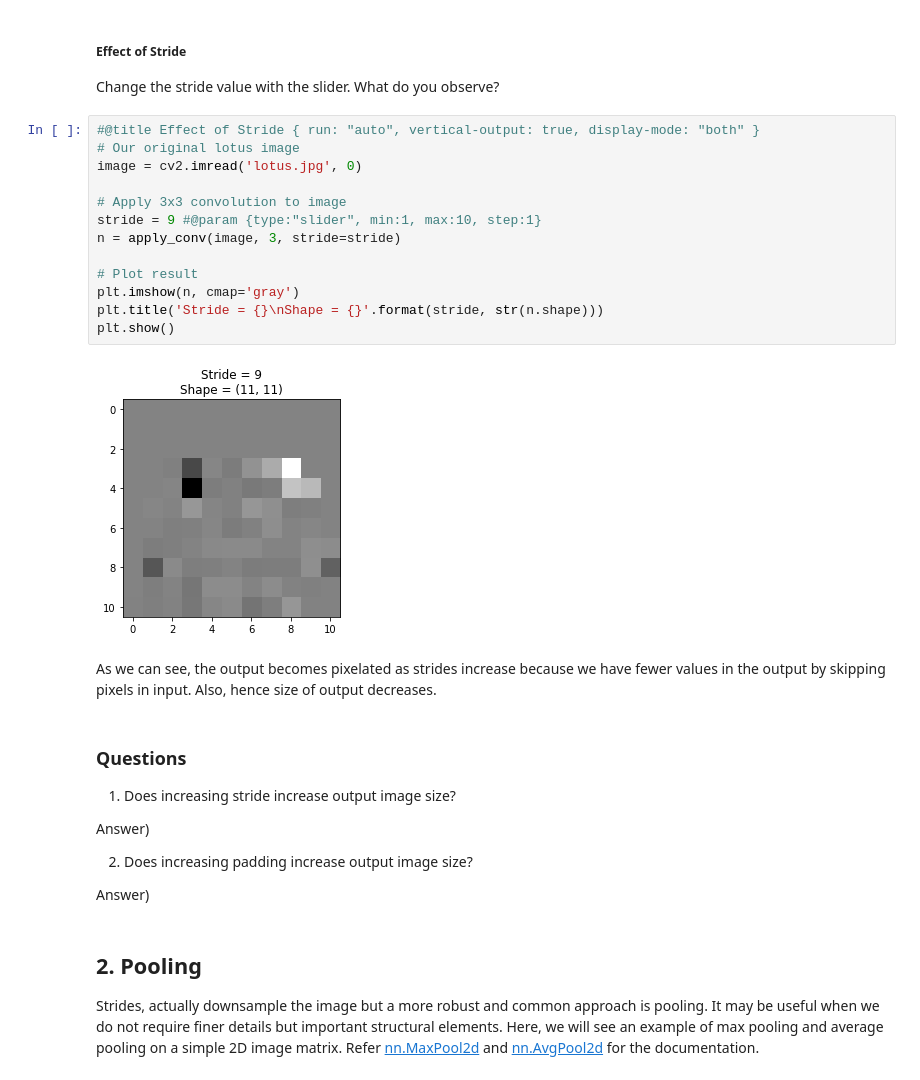
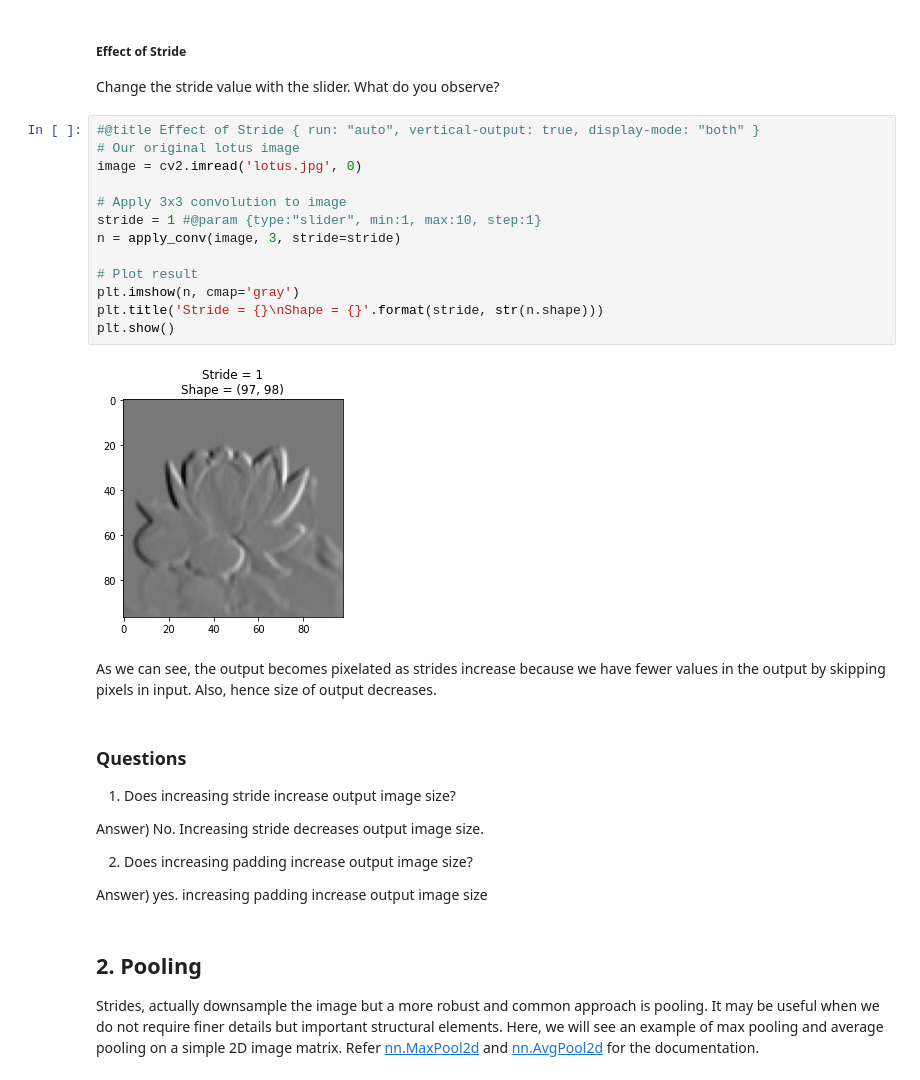
Before and after one commit to vikasvr1997/fmml2021, a Jupyter notebook: Lab_17.ipynb, the cells around one changed output. Drawn from its saved outputs; the diff is of its cells as text.

```diff
--- a/Lab_17.ipynb
+++ b/Lab_17.ipynb
@@ -120,18 +120,18 @@ Change the stride value with the slider. What do you observe?
 # %%
 #@title Effect of Stride { run: "auto", vertical-output: true, display-mode: "both" }
 # Our original lotus image
 image = cv2.imread('lotus.jpg', 0)
 
 # Apply 3x3 convolution to image
-stride = 9 #@param {type:"slider", min:1, max:10, step:1}
+stride = 1 #@param {type:"slider", min:1, max:10, step:1}
 n = apply_conv(image, 3, stride=stride)
 
 # Plot result
 plt.imshow(n, cmap='gray')
 plt.title('Stride = {}\nShape = {}'.format(stride, str(n.shape)))
 plt.show()
 # %% [output]
-[figure, old version]
+[figure, new version]
 # %% [markdown]
 As we can see, the output becomes pixelated as strides increase because we have fewer values in the output by skipping pixels in input. Also, hence size of output decreases.
 # %% [markdown]
@@ -139,11 +139,11 @@ As we can see, the output becomes pixelated as strides increase because we have
 
 1. Does increasing stride increase output image size?
 
-Answer)
+Answer) No. Increasing stride decreases output image size.
 
 2. Does increasing padding increase output image size?
 
-Answer)
+Answer) yes. increasing padding increase output image size
 # %% [markdown]
 ## 2. Pooling
 Strides, actually downsample the image but a more robust and common approach is pooling. It may be useful when we do not require finer details but important structural elements. Here, we will see an example of max pooling and average pooling on a simple 2D image matrix. Refer [nn.MaxPool2d](https://pytorch.org/docs/stable/generated/torch.nn.MaxPool2d.html) and [nn.AvgPool2d](https://pytorch.org/docs/stable/generated/torch.nn.AvgPool2d.html) for the documentation.
```
Also changed, not shown: parts of 11 cells of this notebook.
